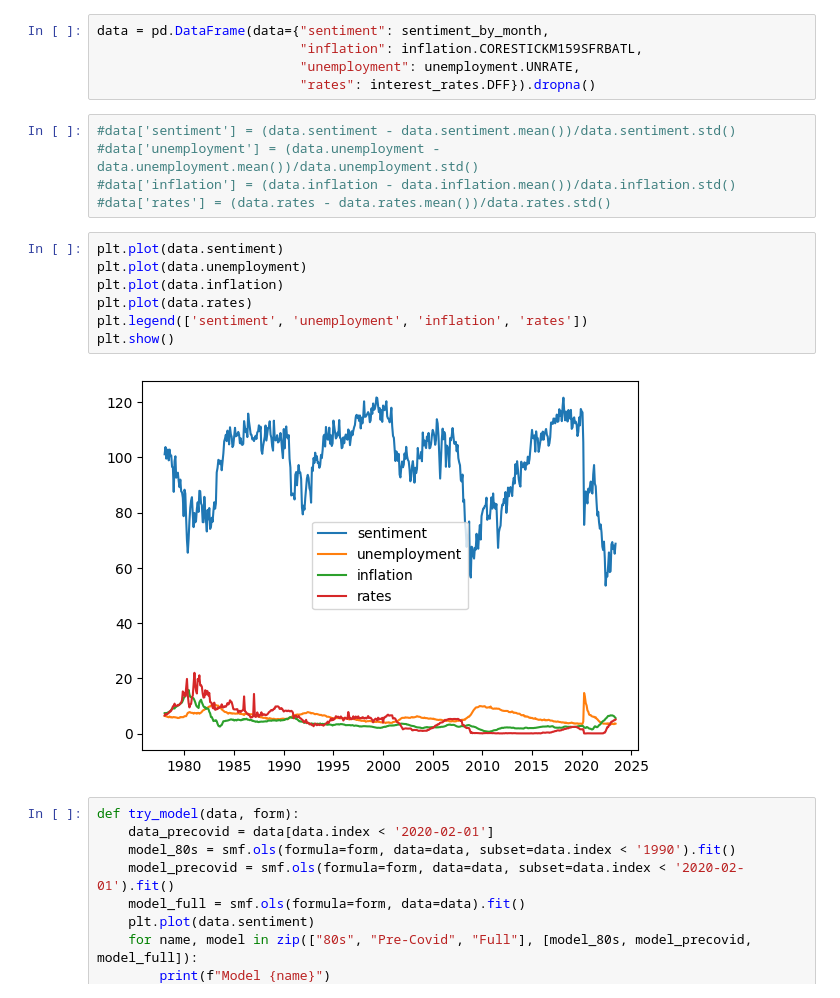
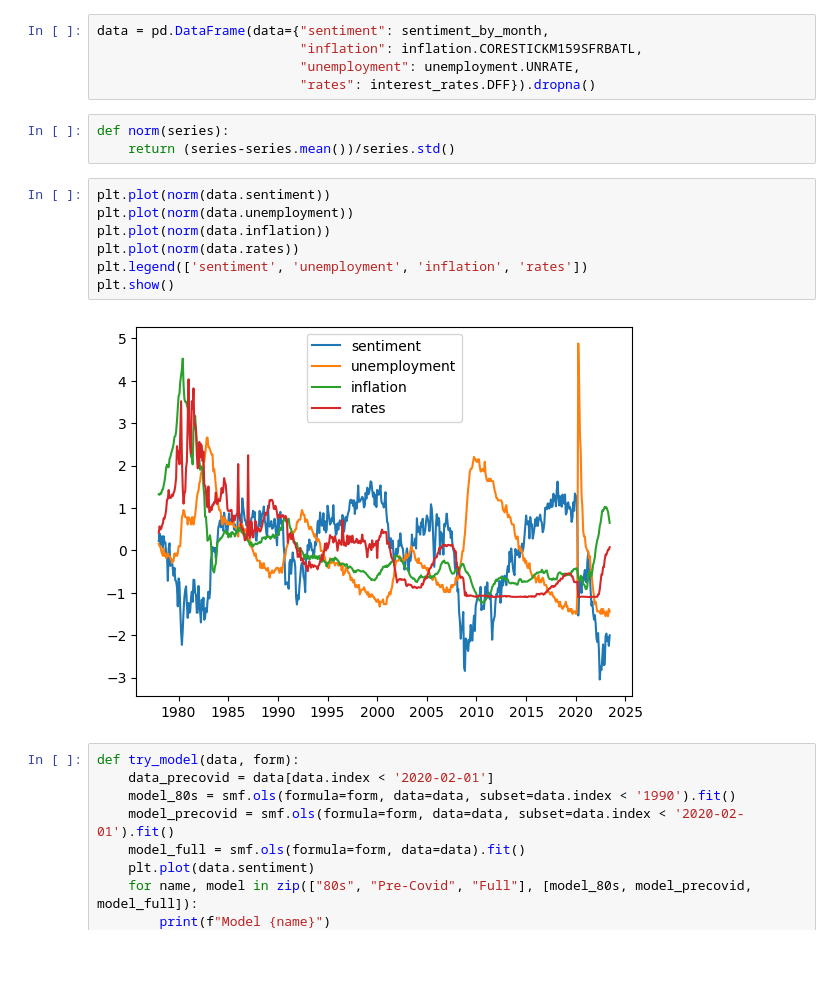
Before and after one commit to nwbvt/economic_perception, a Jupyter notebook: EconomySentiment.ipynb, the cells around one changed output. Cells and saved outputs as stored; diff of their text form; blank space fills up the shorter version.

```diff
--- a/EconomySentiment.ipynb
+++ b/EconomySentiment.ipynb
@@ -47,20 +47,18 @@ data = pd.DataFrame(data={"sentiment": sentiment_by_month,
                           "inflation": inflation.CORESTICKM159SFRBATL,
                           "unemployment": unemployment.UNRATE,
                           "rates": interest_rates.DFF}).dropna()
-# %%
-#data['sentiment'] = (data.sentiment - data.sentiment.mean())/data.sentiment.std()
-#data['unemployment'] = (data.unemployment - data.unemployment.mean())/data.unemployment.std()
-#data['inflation'] = (data.inflation - data.inflation.mean())/data.inflation.std()
-#data['rates'] = (data.rates - data.rates.mean())/data.rates.std()
+# %%
+def norm(series):
+    return (series-series.mean())/series.std()
 # %%
-plt.plot(data.sentiment)
-plt.plot(data.unemployment)
-plt.plot(data.inflation)
-plt.plot(data.rates)
+plt.plot(norm(data.sentiment))
+plt.plot(norm(data.unemployment))
+plt.plot(norm(data.inflation))
+plt.plot(norm(data.rates))
 plt.legend(['sentiment', 'unemployment', 'inflation', 'rates'])
 plt.show()
 # %% [output]
-[figure, old version]
+[figure, new version]
 # %%
 def try_model(data, form):
     data_precovid = data[data.index < '2020-02-01']
```
Also changed, not shown: parts of 3 cells of this notebook.
